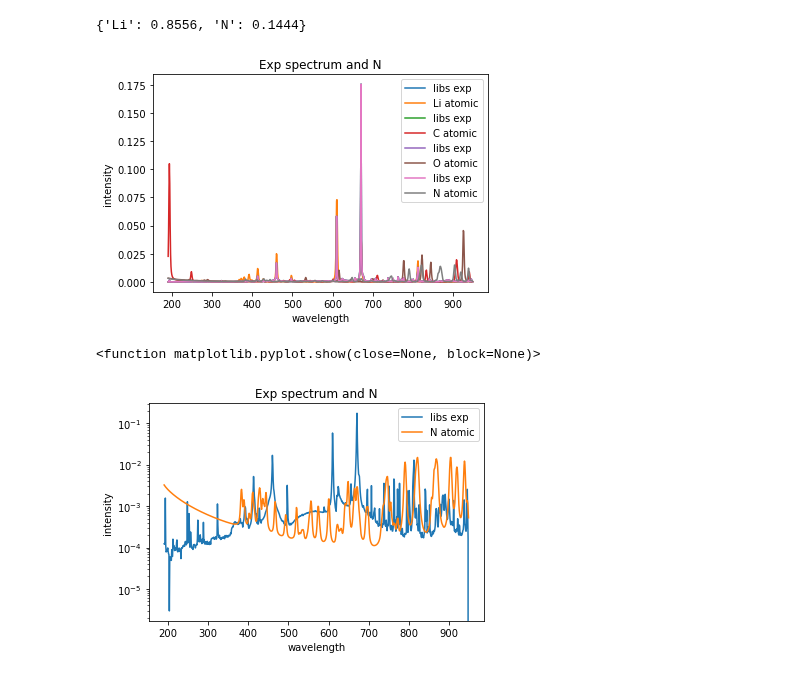
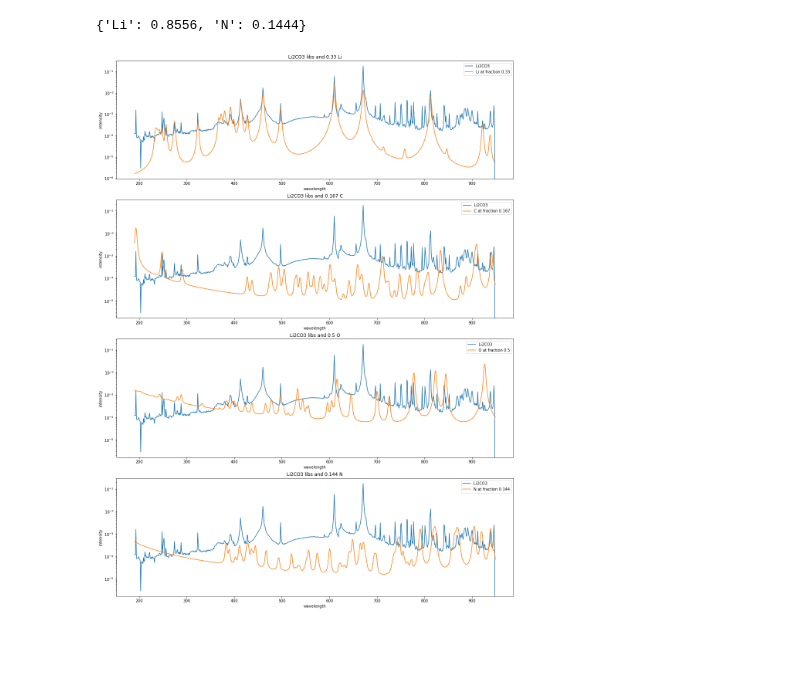
Before and after one commit to MWhitta/phaseMAP, a Jupyter notebook: Model_Test.ipynb, the cells around one changed output. Cells and saved outputs as stored; diff of their text form; code cells hidden in the pictures; blank space fills up the shorter version.

Commit message:
updated LS_Fit for new spectrum maker

```diff
--- a/Model_Test.ipynb
+++ b/Model_Test.ipynb
@@ -451,29 +451,17 @@ for i in range(max_z):
     wave, el_spec[i], spec_dict = spec_maker.make_spectra(fracs_dict)
 # %%
 #Plot experimental spectrum with atomic spectra overlays
-plot_el = np.array(['Li', 'C', 'O', 'N'])
-fig, ax = plt.subplots(1,4)
+plot_el = {'Li':0.33, 'C':0.167, 'O':0.5, 'N':0.144}
+my_fig, my_axes = plt.subplots(4,1, figsize=(15,20), constrained_layout=True)
+i = 0
 for el in plot_el:
-    plt.plot(wave, x_spec, label = 'libs exp')
-    label = f"{el} atomic"
-    plt.plot(wave,el_spec[el_index[el]], label = label)
-    plt.xlabel('wavelength')
-    plt.ylabel('intensity')
-    plt.title(f'Exp spectrum and {el}')
-    plt.legend()
-    plt.show
+    my_axes[i].set_xlabel('wavelength')
+    my_axes[i].set_ylabel('intensity')
+    my_axes[i].set_title(f'Li2CO3 libs and {plot_el[el]} {el}')
+    my_axes[i].set_yscale('log')
+    my_axes[i].plot(wave, x_spec, label = 'Li2CO3')
+    my_axes[i].plot(wave, plot_el[el] * el_spec[el_index[el]], label = f'{el} at fraction {plot_el[el]}')
+    my_axes[i].legend()
+    i += 1
 # %% [output]
-[figure, old version]
+[figure, new version]
-# %%
-#Plot experimental spectrum with atomic spectra overlays
-plt.plot(wave, x_spec, label = 'libs exp')
-plt.plot(wave,el_spec[el_index['N']], label = 'N atomic')
-plt.xlabel('wavelength')
-plt.ylabel('intensity')
-plt.title(f'Exp spectrum and N')
-plt.legend()
-plt.yscale('log')
-plt.show
-# %% [output]
-<function matplotlib.pyplot.show(close=None, block=None)>
-[figure, removed]
```
Also changed, not shown: parts of 3 cells of this notebook, 1 other file.
